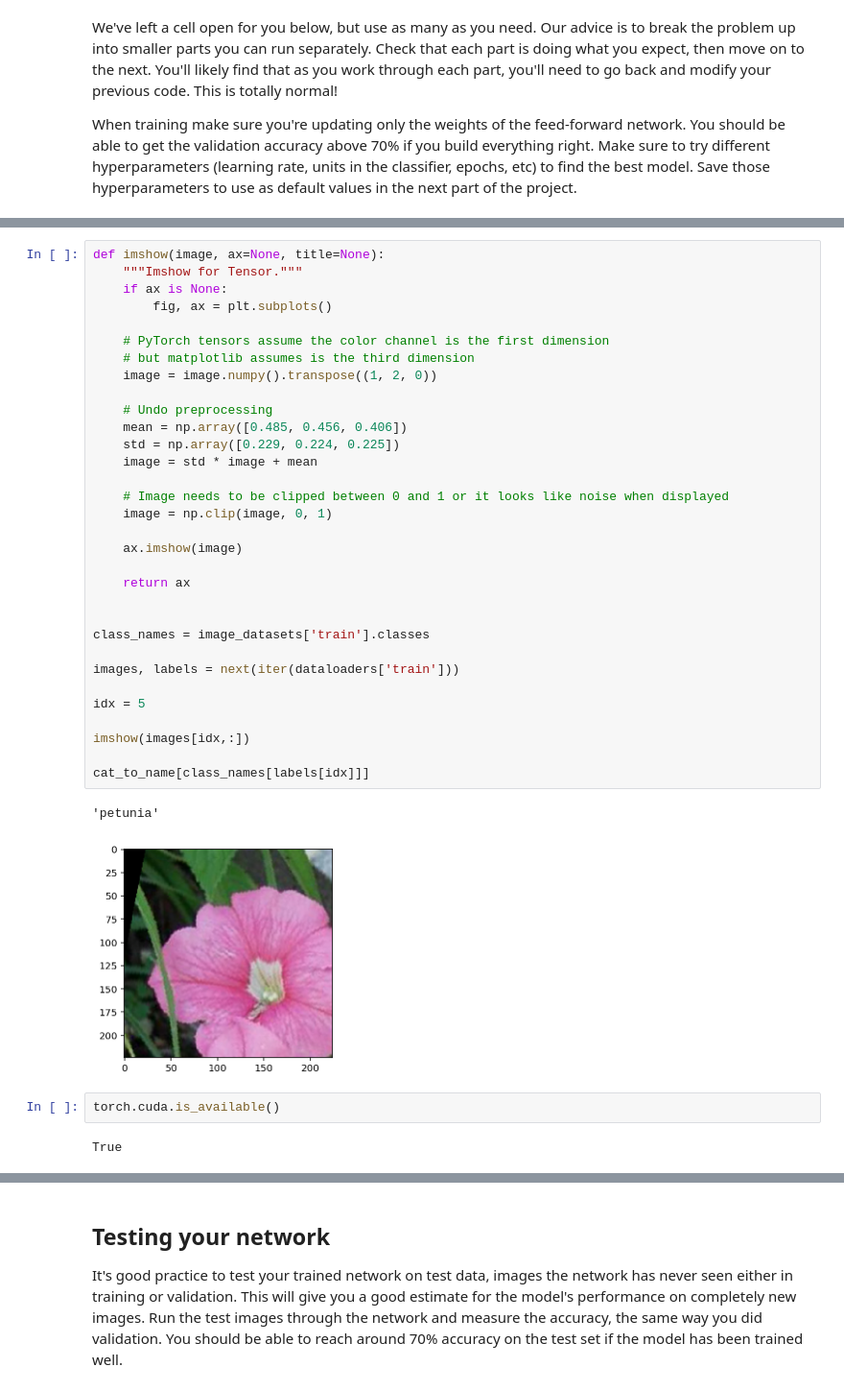
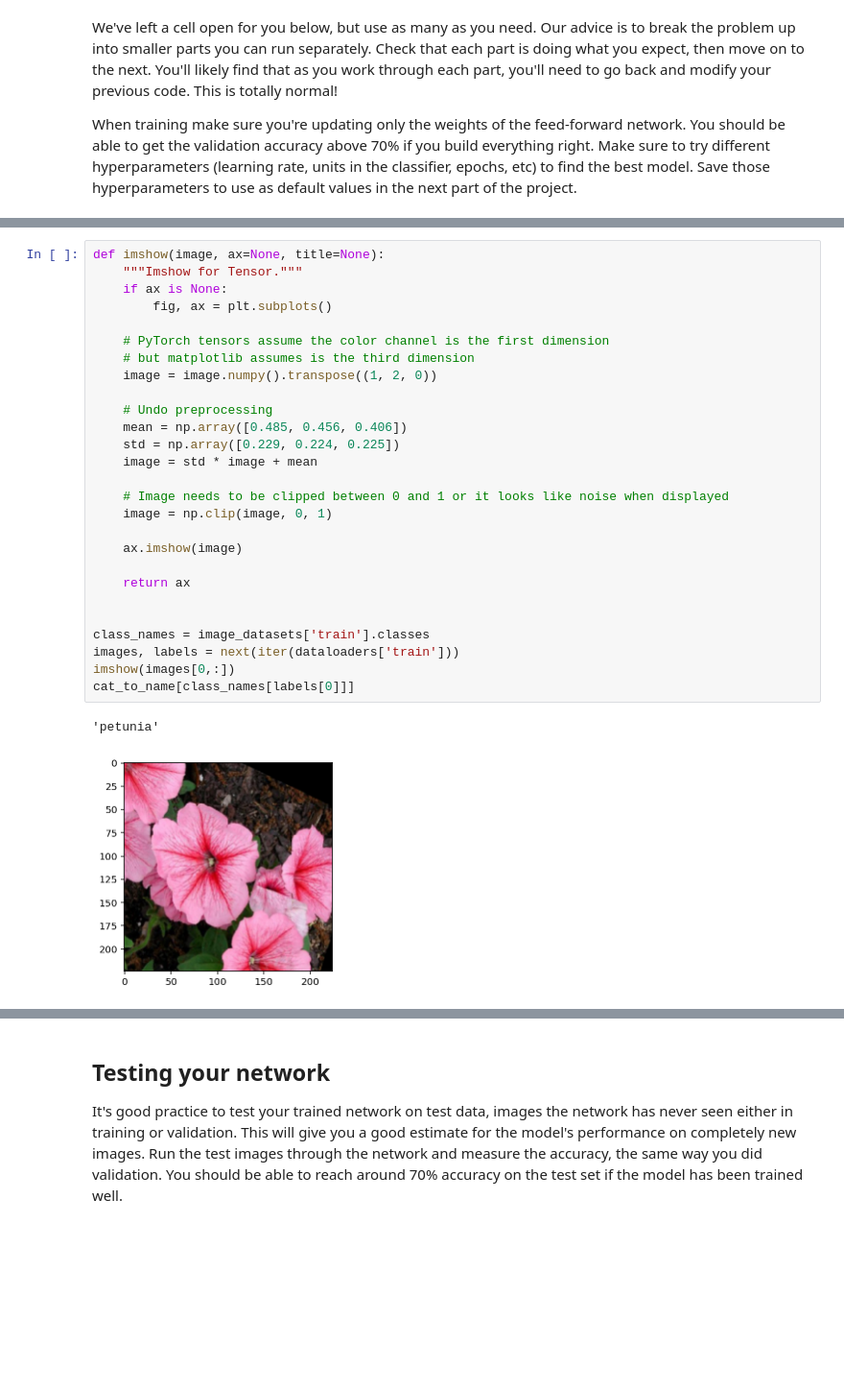
Before and after one commit to daniel-tejeda/aipnd-project, a Jupyter notebook: Image Classifier Project.ipynb, the cells around one changed output, grey strips where cells are left out. Shown at 96% size. Saved outputs shown, nothing was run; the diff lists cells and outputs as text; blank space fills up the shorter version.

```diff
--- a/Image Classifier Project.ipynb
+++ b/Image Classifier Project.ipynb
@@ -191,40 +163,31 @@ VGG(
 # %%
 def imshow(image, ax=None, title=None):
     """Imshow for Tensor."""
     if ax is None:
         fig, ax = plt.subplots()
 
     # PyTorch tensors assume the color channel is the first dimension
     # but matplotlib assumes is the third dimension
     image = image.numpy().transpose((1, 2, 0))
 
     # Undo preprocessing
     mean = np.array([0.485, 0.456, 0.406])
     std = np.array([0.229, 0.224, 0.225])
     image = std * image + mean
 
     # Image needs to be clipped between 0 and 1 or it looks like noise when displayed
     image = np.clip(image, 0, 1)
 
     ax.imshow(image)
 
     return ax
 
 
 class_names = image_datasets['train'].classes
-
 images, labels = next(iter(dataloaders['train']))
-
-idx = 5
-
-imshow(images[idx,:])
-
-cat_to_name[class_names[labels[idx]]]
+imshow(images[0,:])
+cat_to_name[class_names[labels[0]]]
 # %% [output]
 'petunia'
-[figure, old version]
+[figure, new version]
-# %%
-torch.cuda.is_available()
-# %% [output]
-True
 # %%
```
Also changed, not shown: parts of 16 cells of this notebook.
